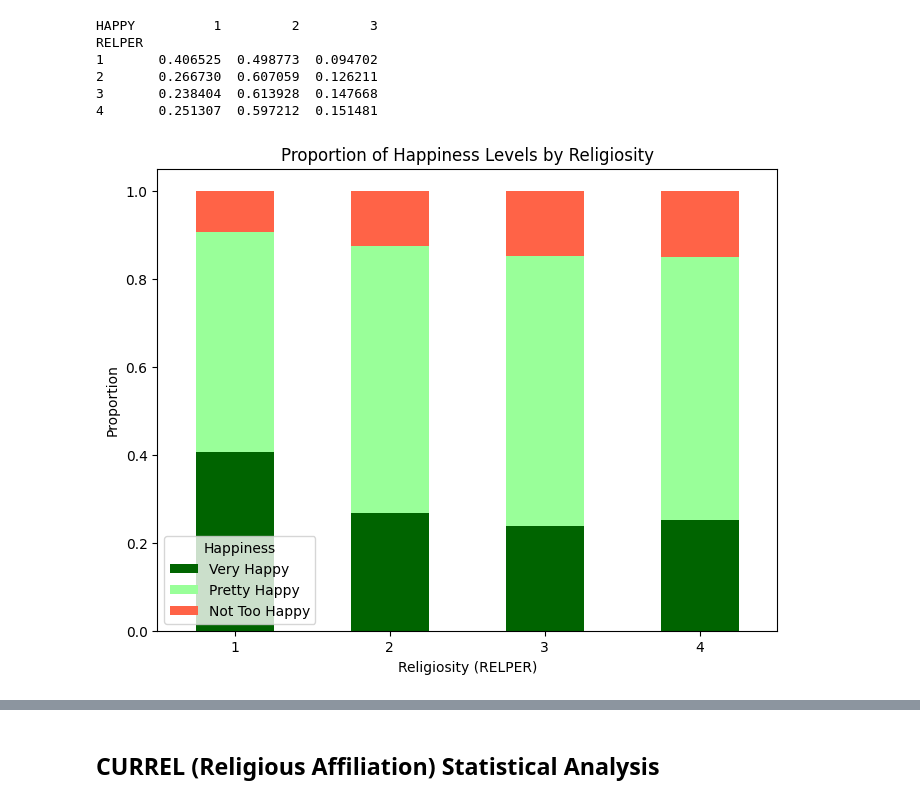
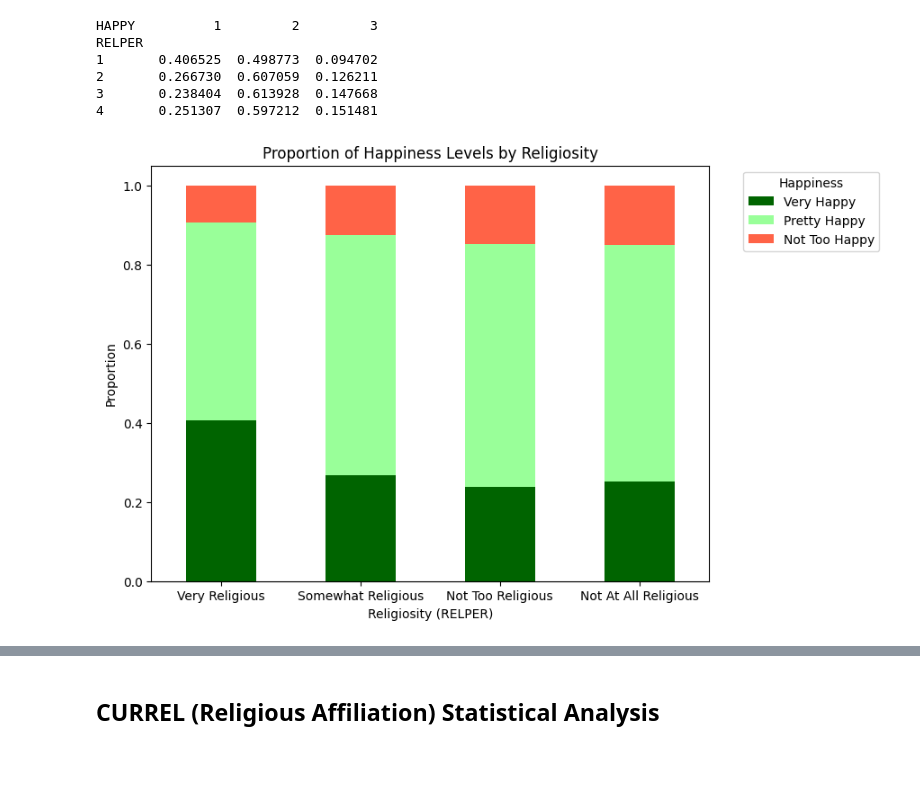
Before and after one commit to jak521/dsci441_project, a Jupyter notebook: code.ipynb, the cells around one changed output, grey strips where cells are left out. Saved outputs shown, nothing was run; the diff lists cells and outputs as text; code cells hidden in the pictures; blank space fills up the shorter version.

```diff
--- a/code.ipynb
+++ b/code.ipynb
@@ -660,15 +657,24 @@ RELPER
 4       0.251307  0.597212  0.151481
 # %%
 # Create a stacked bar chart to visualize the proportions
+
+# Define custom labels for RELPER values
+custom_labels = ['Very Religious', 'Somewhat Religious', 'Not Too Religious', 'Not At All Religious']
+
+# Create a stacked bar chart to visualize the proportions
 proportion_table_relper_happy.plot(kind='bar', stacked=True, figsize=(8,6), color=['#006400', '#99FF99', '#FF6347'])
+
 plt.title('Proportion of Happiness Levels by Religiosity')
 plt.xlabel('Religiosity (RELPER)')
 plt.ylabel('Proportion')
-plt.xticks(rotation=0)
-plt.legend(title='Happiness', labels=['Very Happy', 'Pretty Happy', 'Not Too Happy'])
+
+# Set custom x-axis labels
+plt.xticks(ticks=range(len(custom_labels)), labels=custom_labels, rotation=0)
+
+plt.legend(title='Happiness', labels=['Very Happy', 'Pretty Happy', 'Not Too Happy'], bbox_to_anchor=(1.05, 1), loc='upper left')
 plt.show()
 # %% [output]
-[figure, old version]
+[figure, new version]
 # %%
 import matplotlib.pyplot as plt
 import numpy as np
```
Also changed, not shown: parts of 25 cells of this notebook, 1 other file.
